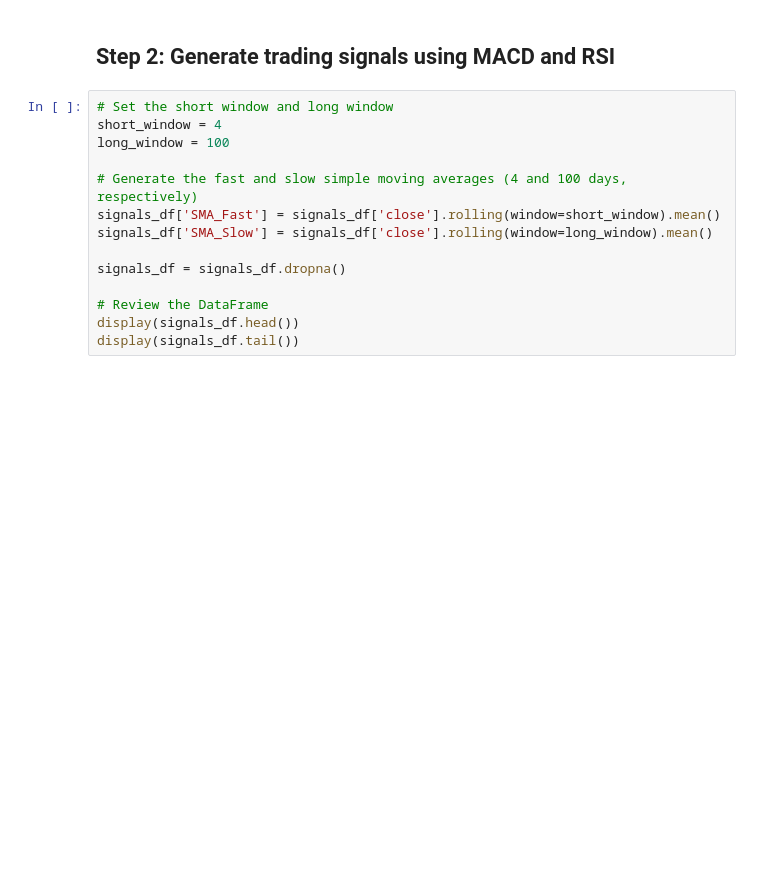
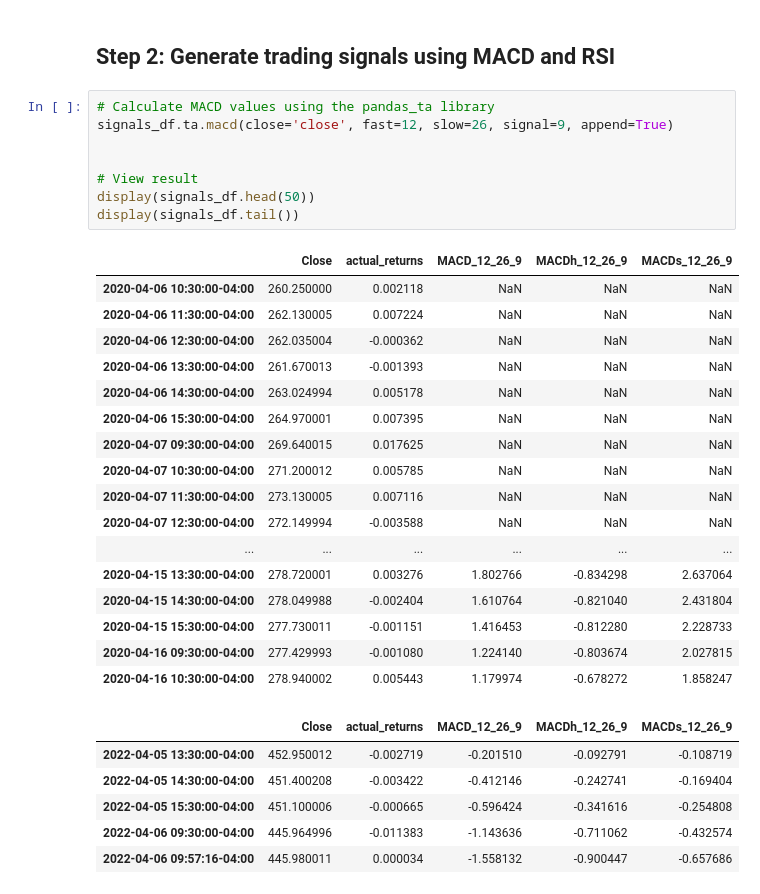
Before and after one commit to Kgross2/Group2_Project2, a Jupyter notebook: easy_street_trading_algoritm.ipynb, the cells around one changed output. Drawn from its saved outputs; the diff is of its cells as text; blank space fills up the shorter version.

```diff
--- a/easy_street_trading_algoritm.ipynb
+++ b/easy_street_trading_algoritm.ipynb
@@ -98,16 +135,34 @@ display(signals_df.tail())
 # %% [markdown]
 ## Step 2: Generate trading signals using MACD and RSI
-# %%
-# Set the short window and long window
-short_window = 4
-long_window = 100
-
-# Generate the fast and slow simple moving averages (4 and 100 days, respectively)
-signals_df['SMA_Fast'] = signals_df['close'].rolling(window=short_window).mean()
-signals_df['SMA_Slow'] = signals_df['close'].rolling(window=long_window).mean()
-
-signals_df = signals_df.dropna()
-
-# Review the DataFrame
-display(signals_df.head())
-display(signals_df.tail())
+# %%
+# Calculate MACD values using the pandas_ta library
+signals_df.ta.macd(close='close', fast=12, slow=26, signal=9, append=True)
+
+
+# View result
+display(signals_df.head(50))
+display(signals_df.tail())
+# %% [output]
+|  | Close | actual_returns | MACD_12_26_9 | MACDh_12_26_9 | MACDs_12_26_9 |
+| 2020-04-06 10:30:00-04:00 | 260.250000 | 0.002118 | NaN | NaN | NaN |
+| 2020-04-06 11:30:00-04:00 | 262.130005 | 0.007224 | NaN | NaN | NaN |
+| 2020-04-06 12:30:00-04:00 | 262.035004 | -0.000362 | NaN | NaN | NaN |
+| 2020-04-06 13:30:00-04:00 | 261.670013 | -0.001393 | NaN | NaN | NaN |
+| 2020-04-06 14:30:00-04:00 | 263.024994 | 0.005178 | NaN | NaN | NaN |
+| 2020-04-06 15:30:00-04:00 | 264.970001 | 0.007395 | NaN | NaN | NaN |
+| 2020-04-07 09:30:00-04:00 | 269.640015 | 0.017625 | NaN | NaN | NaN |
+| 2020-04-07 10:30:00-04:00 | 271.200012 | 0.005785 | NaN | NaN | NaN |
+| 2020-04-07 11:30:00-04:00 | 273.130005 | 0.007116 | NaN | NaN | NaN |
+| 2020-04-07 12:30:00-04:00 | 272.149994 | -0.003588 | NaN | NaN | NaN |
+| ... | ... | ... | ... | ... | ... |
+| 2020-04-15 13:30:00-04:00 | 278.720001 | 0.003276 | 1.802766 | -0.834298 | 2.637064 |
+| 2020-04-15 14:30:00-04:00 | 278.049988 | -0.002404 | 1.610764 | -0.821040 | 2.431804 |
+| 2020-04-15 15:30:00-04:00 | 277.730011 | -0.001151 | 1.416453 | -0.812280 | 2.228733 |
+| 2020-04-16 09:30:00-04:00 | 277.429993 | -0.001080 | 1.224140 | -0.803674 | 2.027815 |
+| 2020-04-16 10:30:00-04:00 | 278.940002 | 0.005443 | 1.179974 | -0.678272 | 1.858247 |
+|  | Close | actual_returns | MACD_12_26_9 | MACDh_12_26_9 | MACDs_12_26_9 |
+| 2022-04-05 13:30:00-04:00 | 452.950012 | -0.002719 | -0.201510 | -0.092791 | -0.108719 |
+| 2022-04-05 14:30:00-04:00 | 451.400208 | -0.003422 | -0.412146 | -0.242741 | -0.169404 |
+| 2022-04-05 15:30:00-04:00 | 451.100006 | -0.000665 | -0.596424 | -0.341616 | -0.254808 |
+| 2022-04-06 09:30:00-04:00 | 445.964996 | -0.011383 | -1.143636 | -0.711062 | -0.432574 |
+| 2022-04-06 09:57:16-04:00 | 445.980011 | 0.000034 | -1.558132 | -0.900447 | -0.657686 |
```
Also changed, not shown: parts of 42 cells of this notebook.
